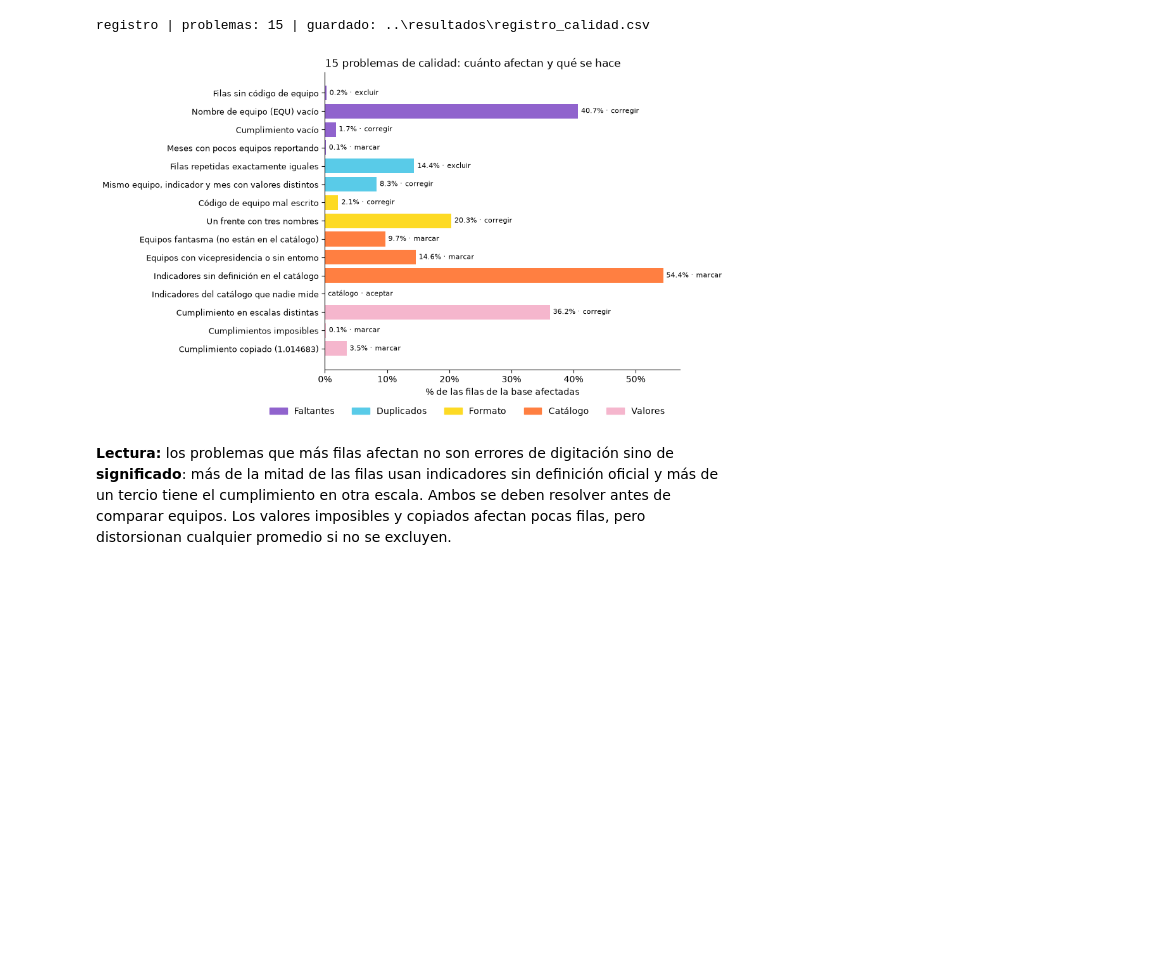
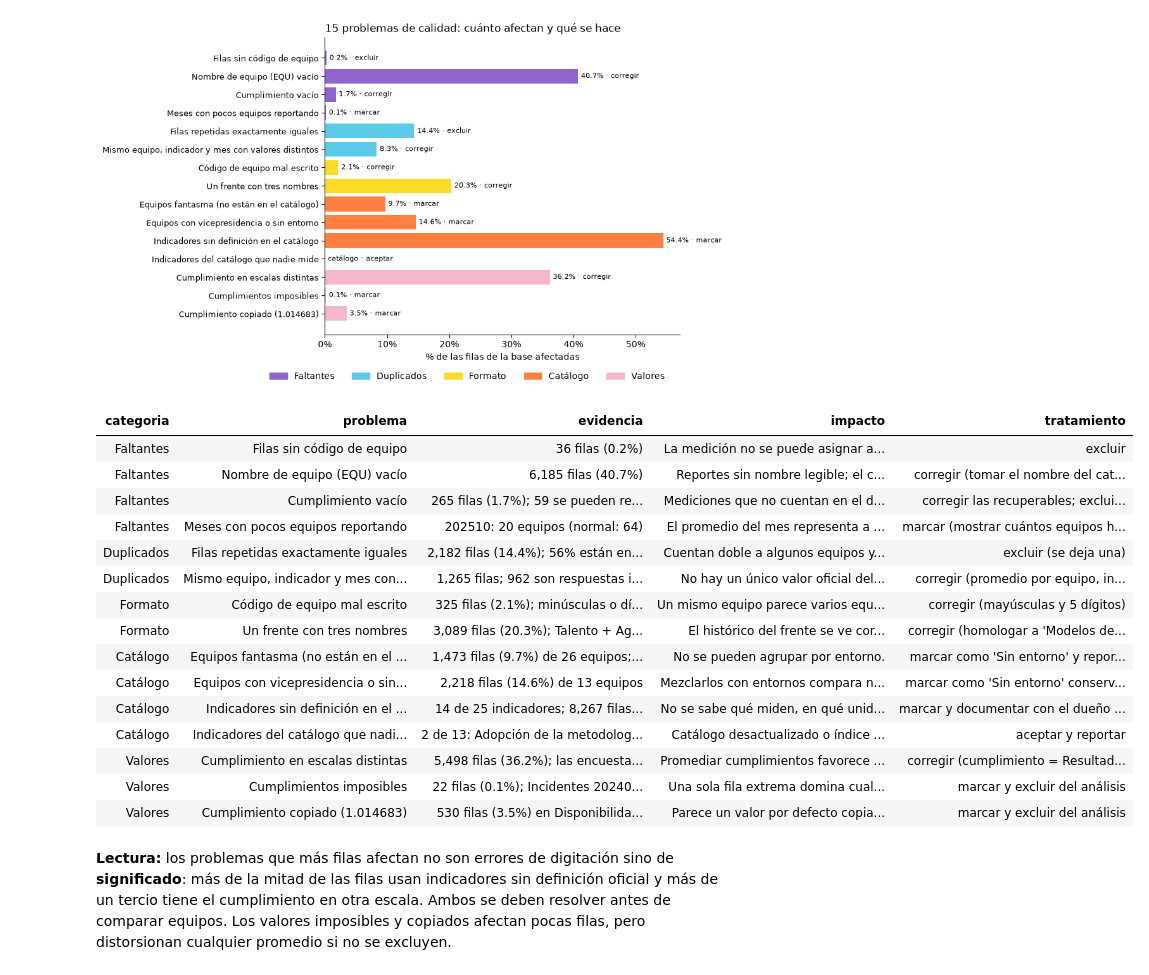
Before and after one commit to santiagoneusa/cib-de-technical-interview, a Jupyter notebook: 1_experimentacion/notebooks/1_3_evaluacion_calidad.ipynb, the cells around one changed output. Drawn from its saved outputs; the diff is of its cells as text; code cells hidden in the pictures; blank space fills up the shorter version.

Commit message:
Actividad 1: un notebook por numeral con contenido, secciones numeradas y código contraído
Co-Authored-By: Claude Opus 5.5 <noreply@anthropic.com>

```diff
--- a/1_experimentacion/notebooks/2_calidad_datos.ipynb
+++ b/1_experimentacion/notebooks/1_3_evaluacion_calidad.ipynb
@@ -24,28 +28,43 @@ from matplotlib.patches import Patch
 import numpy as np
 import pandas as pd
 
-pd.set_option("display.max_colwidth", 90)
+pd.set_option("display.max_colwidth", 80)
 
 ARCHIVO = Path("../../0_datos/KPIS_historico.xlsx")
-SALIDA = Path("../resultados/registro_calidad.csv")
-SALIDA.parent.mkdir(parents=True, exist_ok=True)
-CATEGORIAS = {"Faltantes": "#9063cd", "Duplicados": "#59cbe8", "Formato": "#fdda24", "Catálogo": "#ff7f41", "Valores": "#f5b6cd"}
-GRIS = "#9e9a99"
+VERDE, AMARILLO, NARANJA, ROJO, AZUL, MORADO, ROSADO, GRIS = (
+    "#00c389", "#fdda24", "#ff7f41", "#e03c31", "#59cbe8", "#9063cd", "#f5b6cd", "#9e9a99")
 
-kpis = pd.read_excel(ARCHIVO, sheet_name="query")
-cat_indicadores = pd.read_excel(ARCHIVO, sheet_name="catalogo_indicadores")
+kpis = pd.read_excel(ARCHIVO, sheet_name="query", dtype={"Corte": str, "Codigo_EQU": str, "EQU": str})
+cat_indicadores = pd.read_excel(ARCHIVO, sheet_name="catalogo_indicadores", dtype=str)
 cat_entornos = pd.read_excel(ARCHIVO, sheet_name="catalogo_entornos", dtype=str)
-kpis["Corte"] = kpis["Corte"].astype(str)
+
+# Un mismo equipo aparece escrito de varias formas (Equ00074 / EQU00074, EQU0024 / EQU00024): se unifica para contar equipos
 kpis["codigo_equipo"] = kpis["Codigo_EQU"].str.upper().str.replace(r"^([A-Z]{3})0(\d{3})$", r"\g<1>00\2", regex=True)
+
+
+def simplificar(texto):
+    """Minúsculas y sin tildes, para detectar nombres que solo difieren en la escritura."""
+    return texto.lower().replace("á", "a").replace("é", "e").replace("í", "i").replace("ó", "o").replace("ú", "u")
+
+
+def limpiar_ejes(ax, lados=("top", "right")):
+    ax.spines[list(lados)].set_visible(False)
+
+
+print("Hojas cargadas:")
+for nombre, hoja in [("query", kpis), ("catalogo_indicadores", cat_indicadores), ("catalogo_entornos", cat_entornos)]:
+    print(f"  {nombre:<22} {len(hoja):>6} filas")
+
+
+CATEGORIAS = {"Faltantes": MORADO, "Duplicados": AZUL, "Formato": AMARILLO, "Catálogo": NARANJA, "Valores": ROSADO}
 TOTAL = len(kpis)
-
 registro = []
 
 
 def registrar(categoria, problema, filas, evidencia, impacto, tratamiento):
     registro.append({"categoria": categoria, "problema": problema, "filas_afectadas": int(filas),
                      "evidencia": evidencia, "impacto": impacto, "tratamiento": tratamiento})
-    print(f"[{categoria}] {problema} -> {evidencia} | {tratamiento}")
+    print(f"[{categoria}] {problema}: {evidencia} → {tratamiento}")
 
 
 def pct(n):
@@ -192,7 +214,5 @@ Mediana del cumplimiento -> encuestas: 4.57 | resto: 1.0
 # %%
 registro = pd.DataFrame(registro)
-registro.to_csv(SALIDA, index=False, encoding="utf-8-sig")
-print("registro | problemas:", len(registro), "| guardado:", SALIDA)
 
 orden = registro.iloc[::-1]
 fig, ax = plt.subplots(figsize=(10, 6))
@@ -203,13 +223,39 @@ for i, fila in enumerate(orden.itertuples()):
 ax.set_yticks(range(len(orden)), orden["problema"], fontsize=9)
 ax.xaxis.set_major_formatter(lambda x, _: f"{x:.0%}")
 ax.set_xlabel("% de las filas de la base afectadas")
-ax.legend(handles=[Patch(color=c, label=k) for k, c in CATEGORIAS.items()], frameon=False, ncol=5, loc="upper center", bbox_to_anchor=(0.4, -0.1))
+ax.legend(handles=[Patch(color=c, label=k) for k, c in CATEGORIAS.items()], frameon=False, ncol=5,
+          loc="upper center", bbox_to_anchor=(0.4, -0.1))
 ax.set_title(f"{len(registro)} problemas de calidad: cuánto afectan y qué se hace", loc="left")
-ax.spines[["top", "right"]].set_visible(False)
+limpiar_ejes(ax)
 plt.tight_layout()
 plt.show()
 # %% [output]
-registro | problemas: 15 | guardado: ..\resultados\registro_calidad.csv
 [figure]
+# %%
+# Registro completo con la categoría como etiqueta de color
+tabla = registro[["categoria", "problema", "evidencia", "impacto", "tratamiento"]]
+display(
+    tabla.style.hide(axis="index")
+    .map(lambda c: f"background-color: {CATEGORIAS[c]}; color: {'white' if c == 'Faltantes' else '#2a2625'}; font-weight: bold",
+         subset=["categoria"])
+    .set_properties(**{"text-align": "left", "vertical-align": "top"})
+)
+# %% [output]
+| categoria | problema | evidencia | impacto | tratamiento |
+| Faltantes | Filas sin código de equipo | 36 filas (0.2%) | La medición no se puede asignar a... | excluir |
+| Faltantes | Nombre de equipo (EQU) vacío | 6,185 filas (40.7%) | Reportes sin nombre legible; el c... | corregir (tomar el nombre del cat... |
+| Faltantes | Cumplimiento vacío | 265 filas (1.7%); 59 se pueden re... | Mediciones que no cuentan en el d... | corregir las recuperables; exclui... |
+| Faltantes | Meses con pocos equipos reportando | 202510: 20 equipos (normal: 64) | El promedio del mes representa a ... | marcar (mostrar cuántos equipos h... |
+| Duplicados | Filas repetidas exactamente iguales | 2,182 filas (14.4%); 56% están en... | Cuentan doble a algunos equipos y... | excluir (se deja una) |
+| Duplicados | Mismo equipo, indicador y mes con... | 1,265 filas; 962 son respuestas i... | No hay un único valor oficial del... | corregir (promedio por equipo, in... |
+| Formato | Código de equipo mal escrito | 325 filas (2.1%); minúsculas o dí... | Un mismo equipo parece varios equ... | corregir (mayúsculas y 5 dígitos) |
+| Formato | Un frente con tres nombres | 3,089 filas (20.3%); Talento + Ag... | El histórico del frente se ve cor... | corregir (homologar a 'Modelos de... |
+| Catálogo | Equipos fantasma (no están en el ... | 1,473 filas (9.7%) de 26 equipos;... | No se pueden agrupar por entorno. | marcar como 'Sin entorno' y repor... |
+| Catálogo | Equipos con vicepresidencia o sin... | 2,218 filas (14.6%) de 13 equipos | Mezclarlos con entornos compara n... | marcar como 'Sin entorno' conserv... |
+| Catálogo | Indicadores sin definición en el ... | 14 de 25 indicadores; 8,267 filas... | No se sabe qué miden, en qué unid... | marcar y documentar con el dueño ... |
+| Catálogo | Indicadores del catálogo que nadi... | 2 de 13: Adopción de la metodolog... | Catálogo desactualizado o índice ... | aceptar y reportar |
+| Valores | Cumplimiento en escalas distintas | 5,498 filas (36.2%); las encuesta... | Promediar cumplimientos favorece ... | corregir (cumplimiento = Resultad... |
+| Valores | Cumplimientos imposibles | 22 filas (0.1%); Incidentes 20240... | Una sola fila extrema domina cual... | marcar y excluir del análisis |
+| Valores | Cumplimiento copiado (1.014683) | 530 filas (3.5%) en Disponibilida... | Parece un valor por defecto copia... | marcar y excluir del análisis |
 # %% [markdown]
 **Lectura:** los problemas que más filas afectan no son errores de digitación sino de **significado**: más de la mitad de las filas usan indicadores sin definición oficial y más de un tercio tiene el cumplimiento en otra escala. Ambos se deben resolver antes de comparar equipos. Los valores imposibles y copiados afectan pocas filas, pero distorsionan cualquier promedio si no se excluyen.
```
Also changed, not shown: parts of 14 cells of this notebook, 9 other files.
